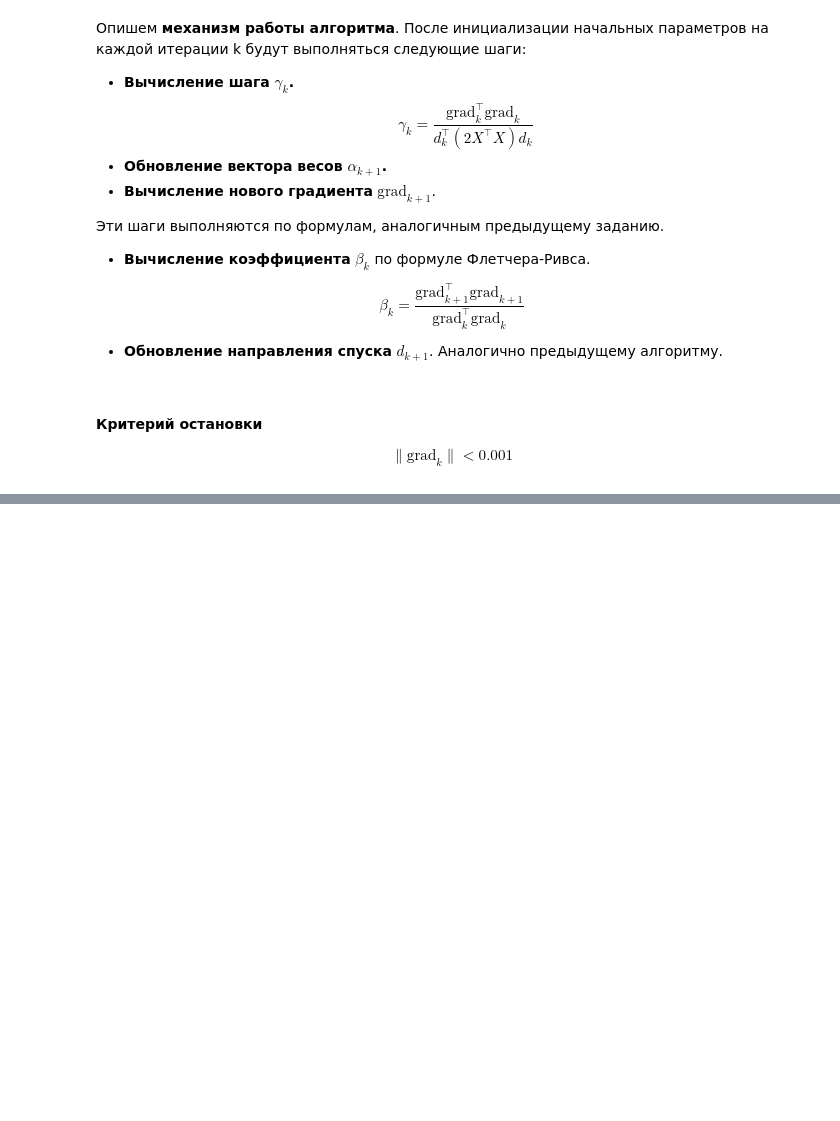
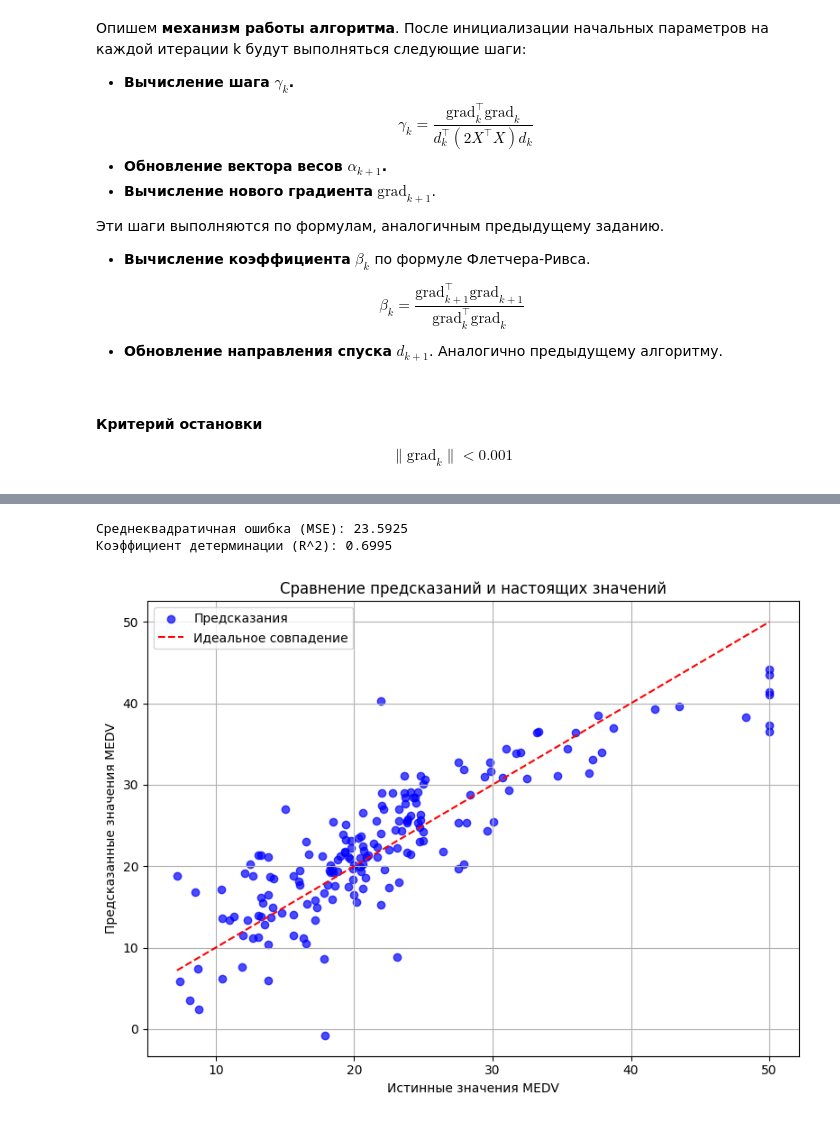
Before and after one commit to Kirill-Yurkov/MetOpt2, a Jupyter notebook: main.ipynb, the cells around one changed output, grey strips where cells are left out. Cells and saved outputs as stored; diff of their text form; code cells hidden in the pictures; blank space fills up the shorter version.

```diff
--- a/main.ipynb
+++ b/main.ipynb
@@ -342,0 +331,12 @@ FR:  Количество итераций: 14
+# %%
+mse_rivs, r2_rivs, y_pred_rivs =calculate_mse(alpha_rivs)
+
+print(f"Среднеквадратичная ошибка (MSE): {mse_rivs:.4f}")
+print(f"Коэффициент детерминации (R^2): {r2_rivs:.4f}")
+# %% [output]
+Среднеквадратичная ошибка (MSE): 23.5925
+Коэффициент детерминации (R^2): 0.6995
+# %%
+visualize_predictions(y_pred_rivs)
+# %% [output]
+[figure, added]
```
Also changed, not shown: parts of 54 cells of this notebook, 2 other files.
